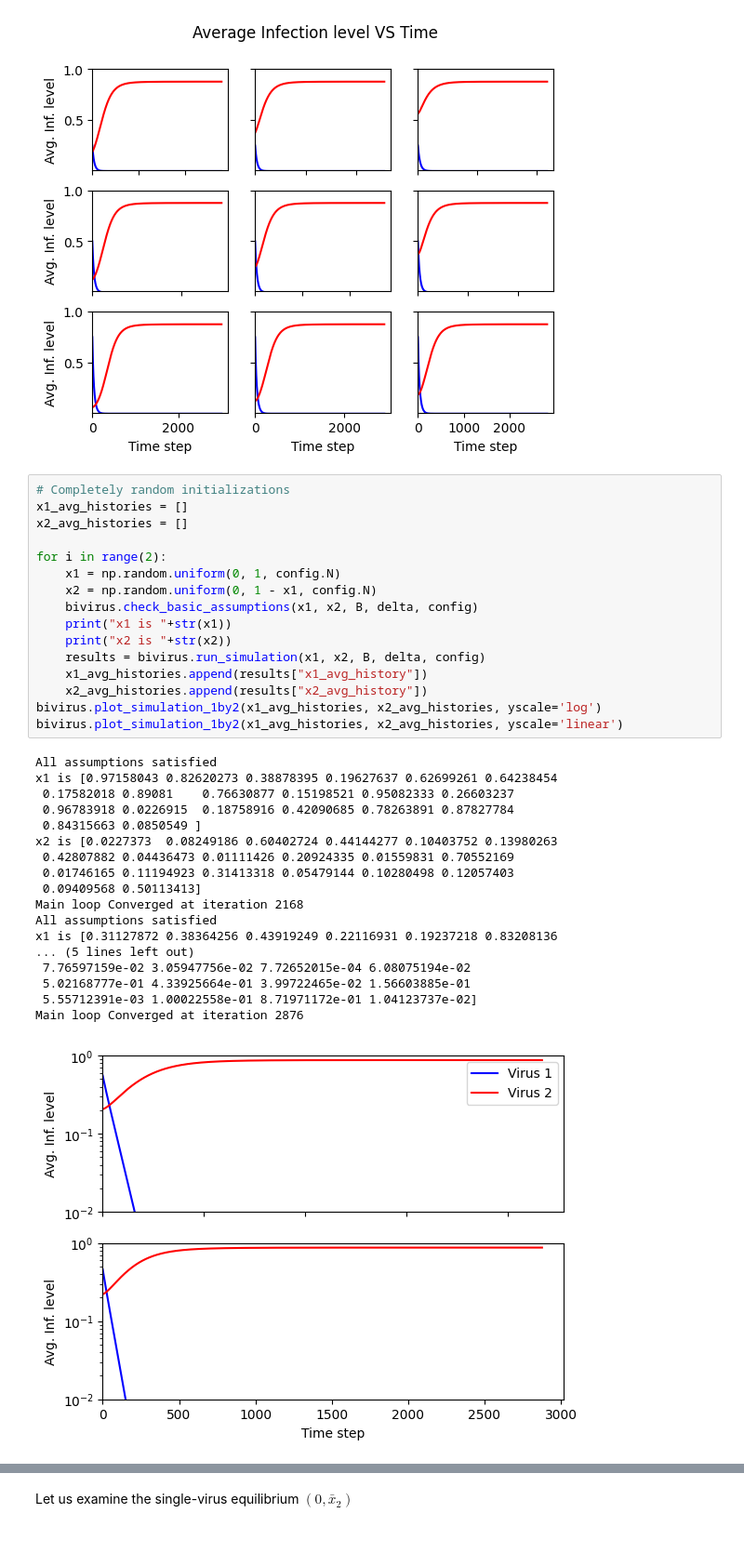
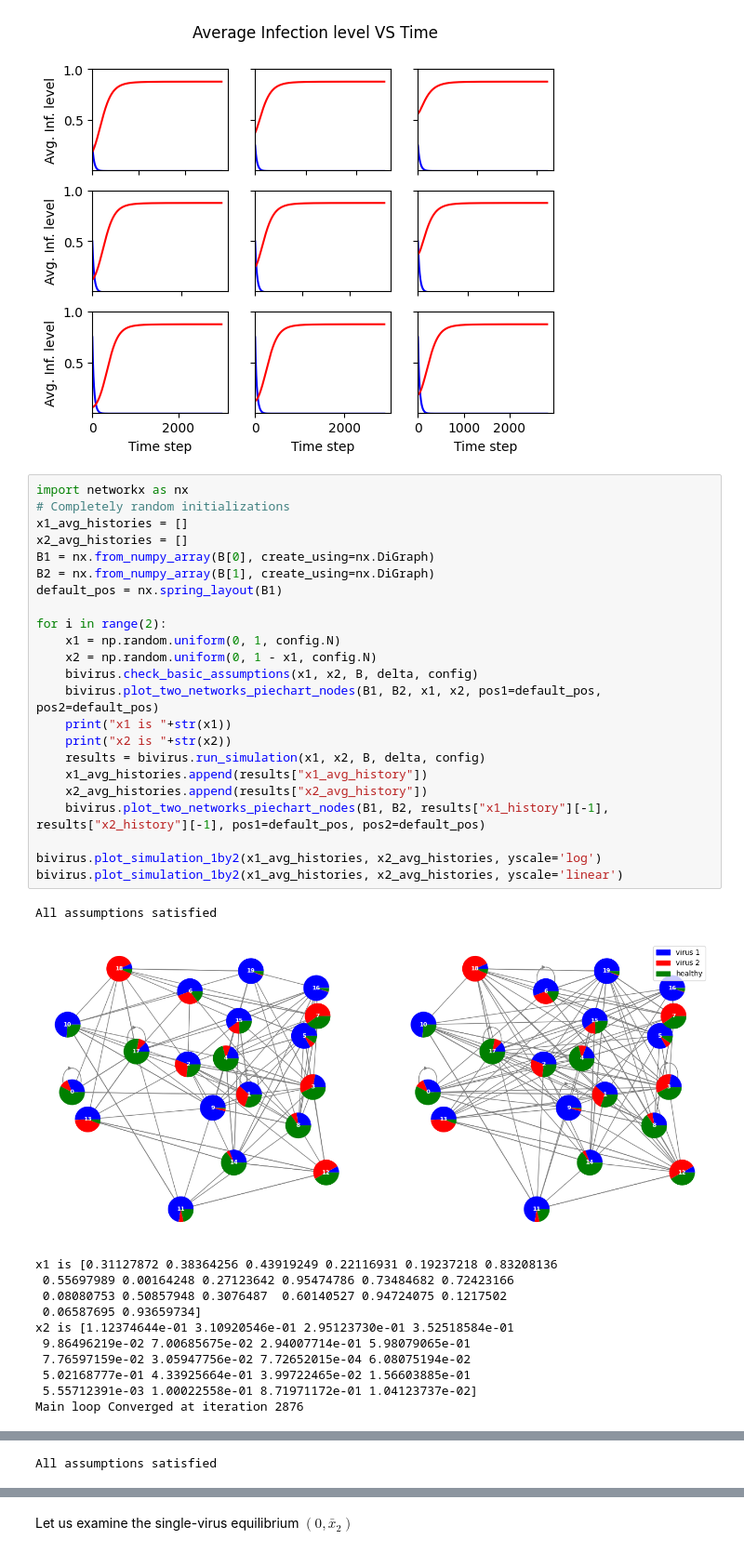
Before and after one commit to mrhoggboss/Discrete-time-competitive-bivirus-SIS, a Jupyter notebook: experiment_Theorem3.ipynb, the cells around one changed output, grey strips where cells are left out. Shown at 93% size. Drawn from its saved outputs; the diff is of its cells as text.

Commit message:
added piechart plotting functionality

```diff
--- a/experiment_Theorem3.ipynb
+++ b/experiment_Theorem3.ipynb
@@ -121,37 +121,38 @@ Main loop Converged at iteration 2819
 [figure]
 [figure]
 # %%
+import networkx as nx
 # Completely random initializations
 x1_avg_histories = []
 x2_avg_histories = []
+B1 = nx.from_numpy_array(B[0], create_using=nx.DiGraph)
+B2 = nx.from_numpy_array(B[1], create_using=nx.DiGraph)
+default_pos = nx.spring_layout(B1)
 
 for i in range(2):
     x1 = np.random.uniform(0, 1, config.N)
     x2 = np.random.uniform(0, 1 - x1, config.N)
     bivirus.check_basic_assumptions(x1, x2, B, delta, config)
+    bivirus.plot_two_networks_piechart_nodes(B1, B2, x1, x2, pos1=default_pos, pos2=default_pos)
     print("x1 is "+str(x1))
     print("x2 is "+str(x2))
     results = bivirus.run_simulation(x1, x2, B, delta, config)
     x1_avg_histories.append(results["x1_avg_history"])
     x2_avg_histories.append(results["x2_avg_history"])
+    bivirus.plot_two_networks_piechart_nodes(B1, B2, results["x1_history"][-1], results["x2_history"][-1], pos1=default_pos, pos2=default_pos)
+
 bivirus.plot_simulation_1by2(x1_avg_histories, x2_avg_histories, yscale='log')
 bivirus.plot_simulation_1by2(x1_avg_histories, x2_avg_histories, yscale='linear')
 # %% [output]
 All assumptions satisfied
-x1 is [0.97158043 0.82620273 0.38878395 0.19627637 0.62699261 0.64238454
- 0.17582018 0.89081    0.76630877 0.15198521 0.95082333 0.26603237
- 0.96783918 0.0226915  0.18758916 0.42090685 0.78263891 0.87827784
- 0.84315663 0.0850549 ]
-x2 is [0.0227373  0.08249186 0.60402724 0.44144277 0.10403752 0.13980263
- 0.42807882 0.04436473 0.01111426 0.20924335 0.01559831 0.70552169
- 0.01746165 0.11194923 0.31413318 0.05479144 0.10280498 0.12057403
- 0.09409568 0.50113413]
-Main loop Converged at iteration 2168
-All assumptions satisfied
-x1 is [0.31127872 0.38364256 0.43919249 0.22116931 0.19237218 0.83208136
-... (5 lines left out)
- 7.76597159e-02 3.05947756e-02 7.72652015e-04 6.08075194e-02
- 5.02168777e-01 4.33925664e-01 3.99722465e-02 1.56603885e-01
- 5.55712391e-03 1.00022558e-01 8.71971172e-01 1.04123737e-02]
-Main loop Converged at iteration 2876
-[figure, old version]
+[figure, new version]
+x1 is [0.31127872 0.38364256 0.43919249 0.22116931 0.19237218 0.83208136
+ 0.55697989 0.00164248 0.27123642 0.95474786 0.73484682 0.72423166
+ 0.08080753 0.50857948 0.3076487  0.60140527 0.94724075 0.1217502
+ 0.06587695 0.93659734]
+x2 is [1.12374644e-01 3.10920546e-01 2.95123730e-01 3.52518584e-01
+ 9.86496219e-02 7.00685675e-02 2.94007714e-01 5.98079065e-01
+ 7.76597159e-02 3.05947756e-02 7.72652015e-04 6.08075194e-02
+ 5.02168777e-01 4.33925664e-01 3.99722465e-02 1.56603885e-01
+ 5.55712391e-03 1.00022558e-01 8.71971172e-01 1.04123737e-02]
+Main loop Converged at iteration 2876
@@ -158,0 +160 @@ Main loop Converged at iteration 2876
+All assumptions satisfied
```
Also changed, not shown: parts of 1 cell of this notebook, 6 other files.
